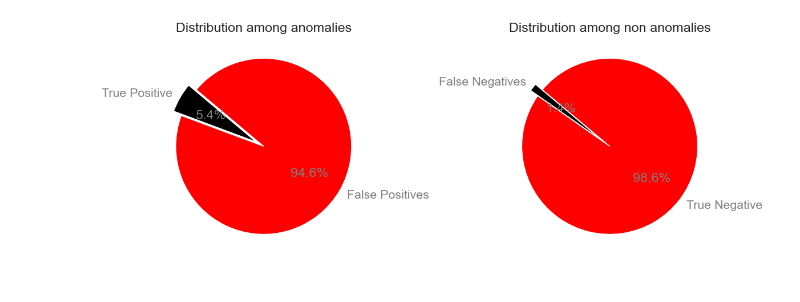
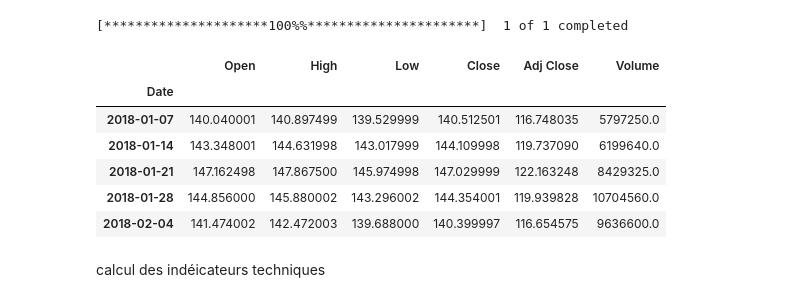
Before and after one commit to malayaan/code1, a Jupyter notebook: 3.Ipynb, the cells around one changed output. Cells and saved outputs as stored; diff of their text form; code cells hidden in the pictures.

```diff
--- a/3.Ipynb
+++ b/3.Ipynb
@@ -324,28 +0,0 @@ plt.show()
-# %%
-# Updated False Positive and Negative Pie Chart
-labels_fp = ['True Positive', 'False Positives']
-sizes_fp = [333, 5786]
-colors_fp = ['black','red']
-explode_fp = (0.1, 0)  # only "explode" the 1st slice
-
-labels_fn = ['False Negatives', 'True Negative']
-sizes_fn = [8401, 592585]
-colors_fn = ['black','red']
-explode_fn = (0.1, 0)  # only "explode" the 1st slice
-
-fig, (ax1, ax2) = plt.subplots(1, 2, figsize=(12, 6))
-
-# False Positives Pie Chart
-ax1.pie(sizes_fp, explode=explode_fp, labels=labels_fp, colors=colors_fp, autopct='%1.1f%%', startangle=140, textprops={'color': 'grey'})
-ax1.set_title('Distribution among anomalies')
-
-# False Negatives Pie Chart
-ax2.pie(sizes_fn, explode=explode_fn, labels=labels_fn, colors=colors_fn, autopct='%1.1f%%', startangle=140, textprops={'color': 'grey'})
-ax2.set_title('Distribution among non anomalies')
-
-
-
-plt.tight_layout()
-plt.show()
-# %% [output]
-[figure, removed]
@@ -437,0 +1,28 @@ if __name__ == "__main__":
+# %%
+import yfinance as yf
+import pandas as pd
+
+# Define the stock symbol for the company and the time period
+stock_symbol = 'JNJ'  # Johnson & Johnson
+start_date = '2018-01-01'
+end_date = '2023-01-01'
+
+# Download the stock data
+data = yf.download(stock_symbol, start=start_date, end=end_date)
+
+# Resample the data to get weekly averages
+weekly_data = data.resample('W').mean()
+
+# Display the first few rows of the dataframe
+weekly_data.head()
+# %% [output]
+[*********************100%%**********************]  1 of 1 completed
+|  | Open | High | Low | Close | Adj Close | Volume |
+| Date |  |  |  |  |  |  |
+| 2018-01-07 | 140.040001 | 140.897499 | 139.529999 | 140.512501 | 116.748035 | 5797250.0 |
+| 2018-01-14 | 143.348001 | 144.631998 | 143.017999 | 144.109998 | 119.737090 | 6199640.0 |
+| 2018-01-21 | 147.162498 | 147.867500 | 145.974998 | 147.029999 | 122.163248 | 8429325.0 |
+| 2018-01-28 | 144.856000 | 145.880002 | 143.296002 | 144.354001 | 119.939828 | 10704560.0 |
+| 2018-02-04 | 141.474002 | 142.472003 | 139.688000 | 140.399997 | 116.654575 | 9636600.0 |
+# %% [markdown]
+calcul des indéicateurs techniques
```
Also changed, not shown: parts of 26 cells of this notebook.
